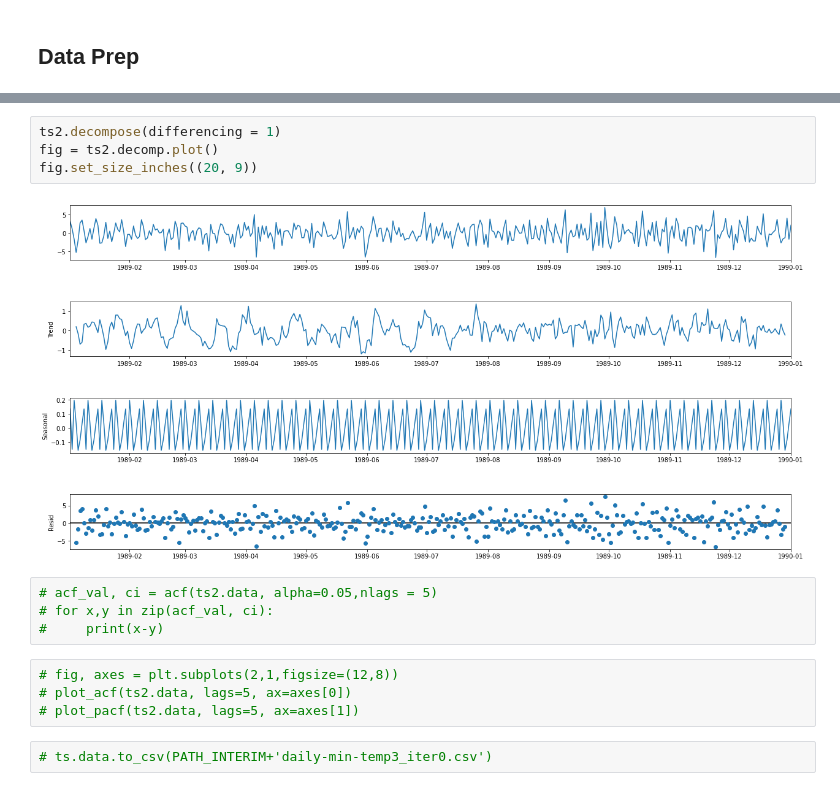
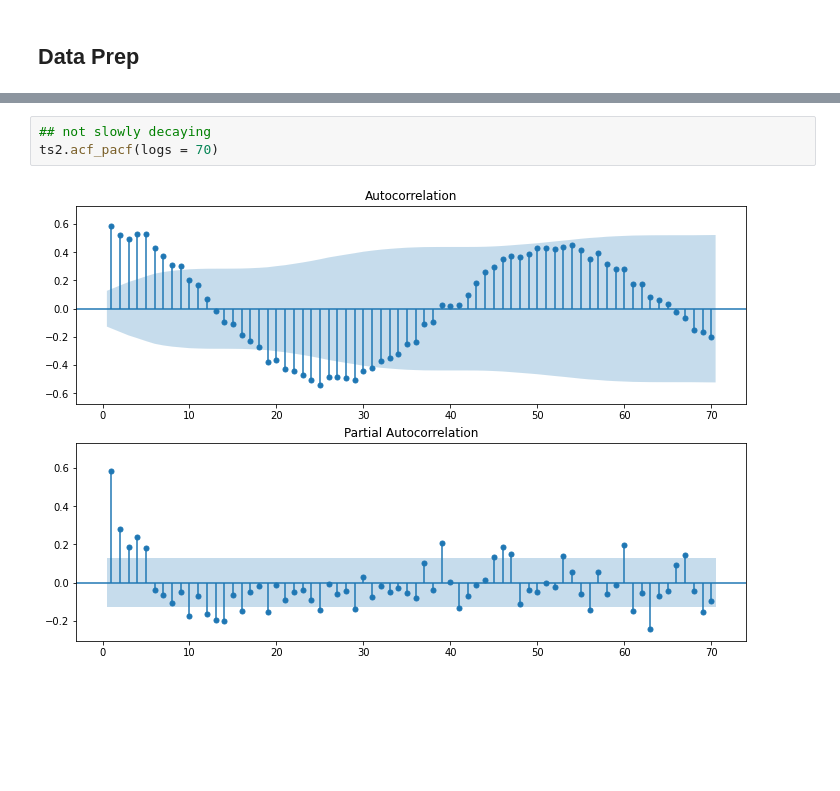
Before and after one commit to alamhanz/walmartsales, a Jupyter notebook: notebooks/iteration_0/1-exploration.ipynb, the cells around one changed output, grey strips where cells are left out. Saved outputs shown, nothing was run; the diff lists cells and outputs as text; blank space fills up the shorter version.

```diff
--- a/notebooks/iteration_0/1-exploration.ipynb
+++ b/notebooks/iteration_0/1-exploration.ipynb
@@ -123,16 +108,5 @@ Stationary
-# %%
-ts2.decompose(differencing = 1)
-fig = ts2.decomp.plot()
-fig.set_size_inches((20, 9))
-# %% [output]
-[figure, removed]
-# %%
-# acf_val, ci = acf(ts2.data, alpha=0.05,nlags = 5)
-# for x,y in zip(acf_val, ci):
-#     print(x-y)
-# %%
-# fig, axes = plt.subplots(2,1,figsize=(12,8))
-# plot_acf(ts2.data, lags=5, ax=axes[0])
-# plot_pacf(ts2.data, lags=5, ax=axes[1])
-# %%
-# ts.data.to_csv(PATH_INTERIM+'daily-min-temp3_iter0.csv')
+# %%
+## not slowly decaying
+ts2.acf_pacf(logs = 70)
+# %% [output]
+[figure, added]
```
Also changed, not shown: parts of 17 cells of this notebook, 9 other files.
